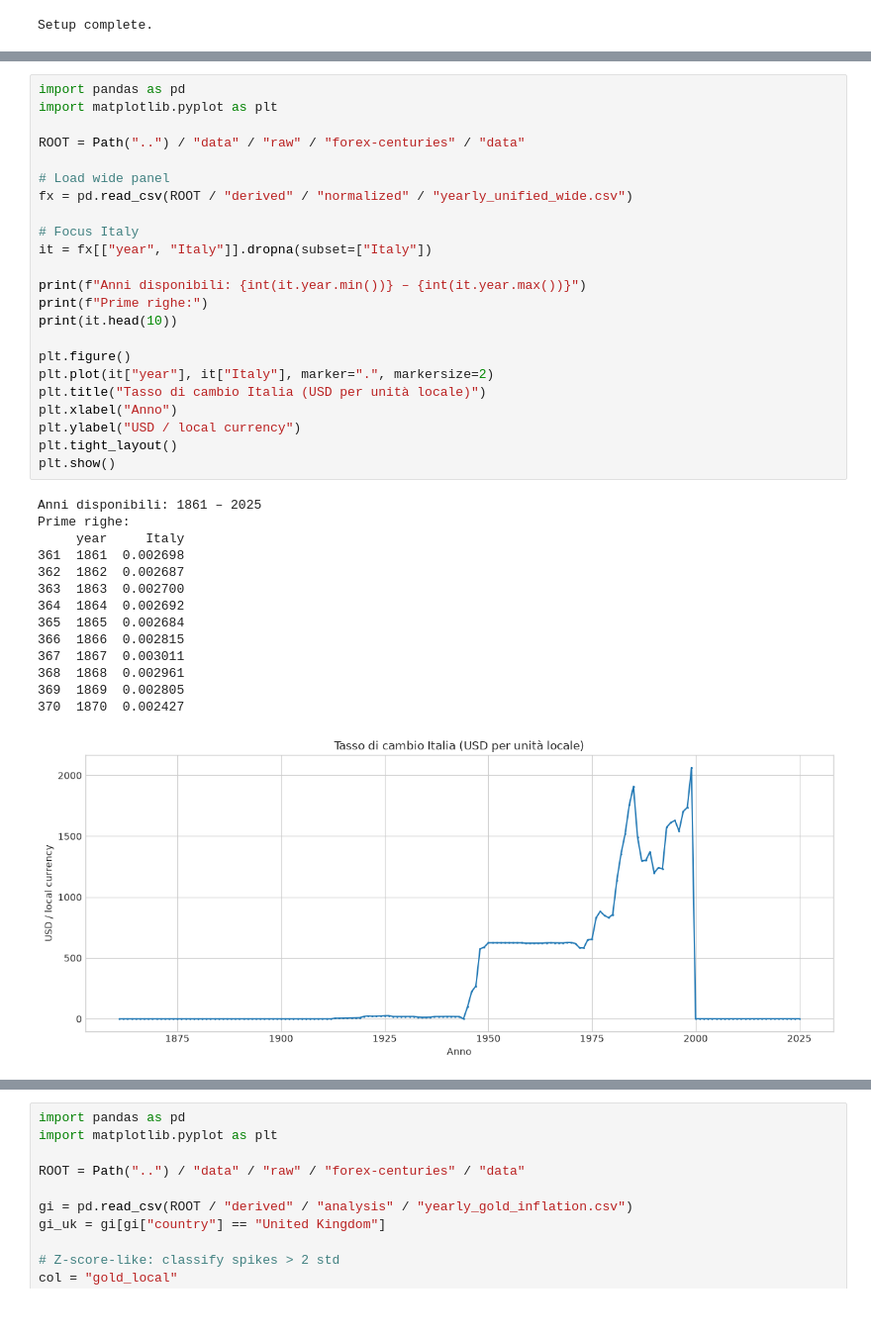
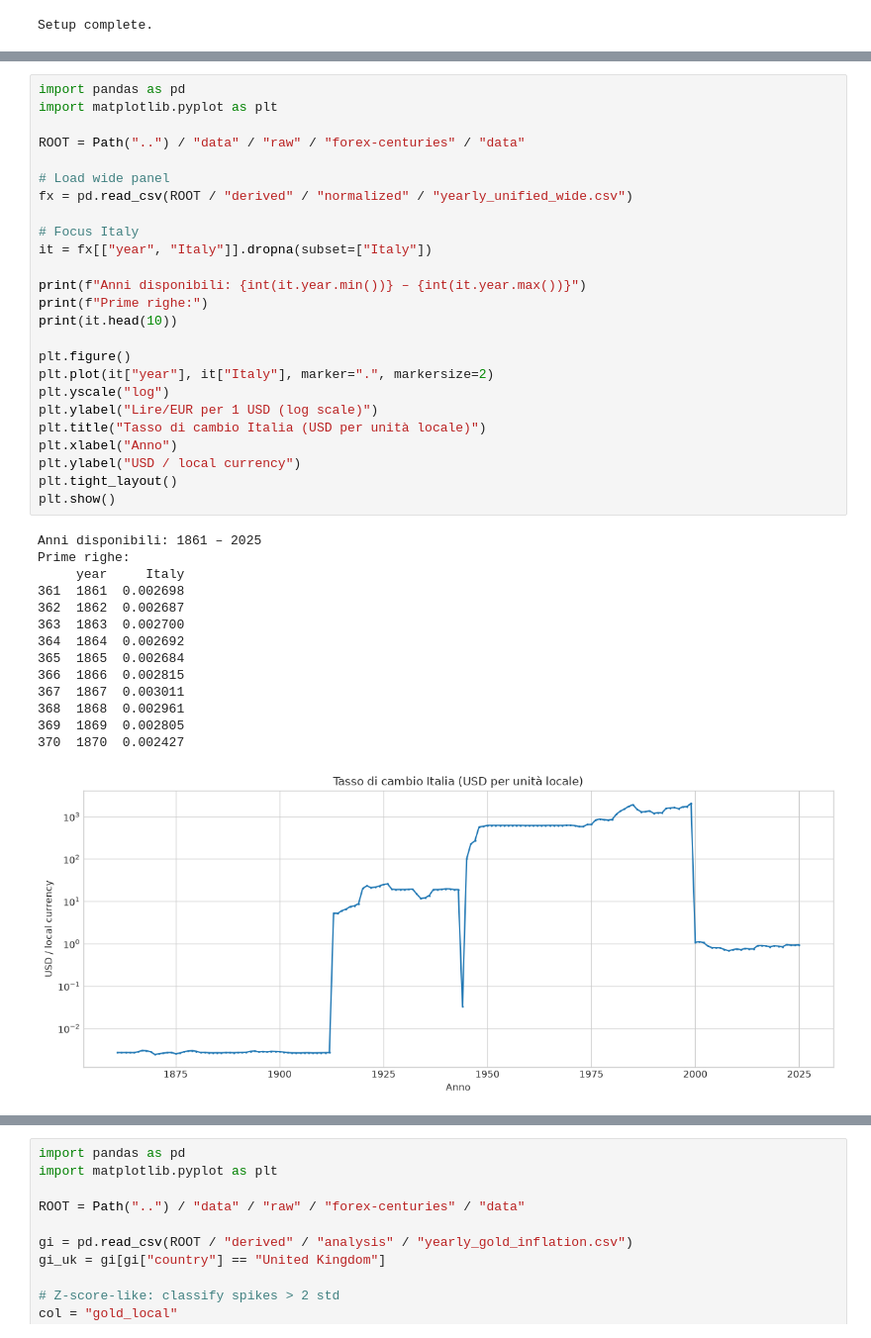
Before and after one commit to dataciviclab/forex-centuries-it, a Jupyter notebook: notebooks/executed.ipynb, the cells around one changed output, grey strips where cells are left out. Shown at 99% size. Drawn from its saved outputs; the diff is of its cells as text.

```diff
--- a/notebooks/executed.ipynb
+++ b/notebooks/executed.ipynb
@@ -29,32 +27,34 @@ ROOT = Path("..") / "data" / "raw" / "forex-centuries" / "data"
 fx = pd.read_csv(ROOT / "derived" / "normalized" / "yearly_unified_wide.csv")
 
 # Focus Italy
 it = fx[["year", "Italy"]].dropna(subset=["Italy"])
 
 print(f"Anni disponibili: {int(it.year.min())} – {int(it.year.max())}")
 print(f"Prime righe:")
 print(it.head(10))
 
 plt.figure()
 plt.plot(it["year"], it["Italy"], marker=".", markersize=2)
+plt.yscale("log")
+plt.ylabel("Lire/EUR per 1 USD (log scale)")
 plt.title("Tasso di cambio Italia (USD per unità locale)")
 plt.xlabel("Anno")
 plt.ylabel("USD / local currency")
 plt.tight_layout()
 plt.show()
 # %% [output]
 Anni disponibili: 1861 – 2025
 Prime righe:
      year     Italy
 361  1861  0.002698
 362  1862  0.002687
 363  1863  0.002700
 364  1864  0.002692
 365  1865  0.002684
 366  1866  0.002815
 367  1867  0.003011
 368  1868  0.002961
 369  1869  0.002805
 370  1870  0.002427
-[figure, old version]
+[figure, new version]
 # %% [markdown]
```
Also changed, not shown: parts of 3 cells of this notebook, 1 other file.
